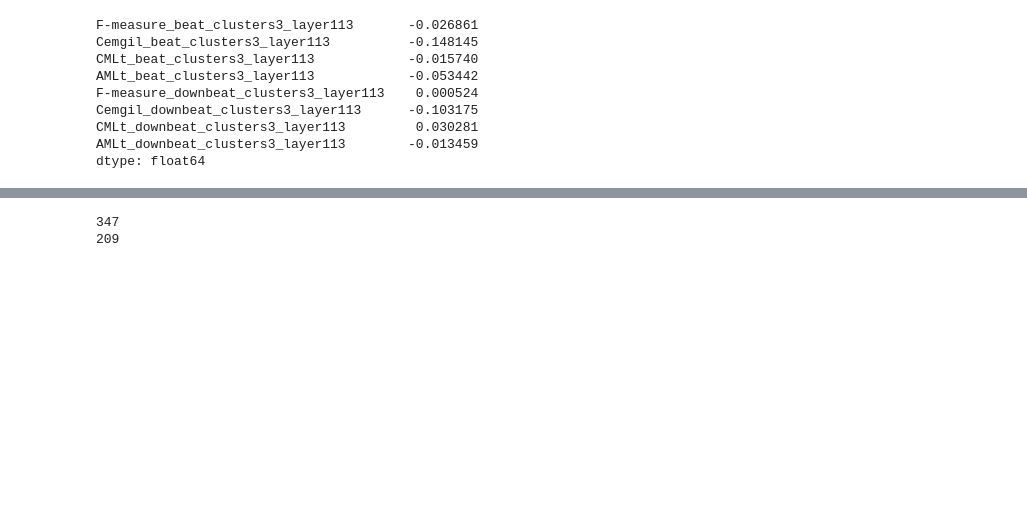
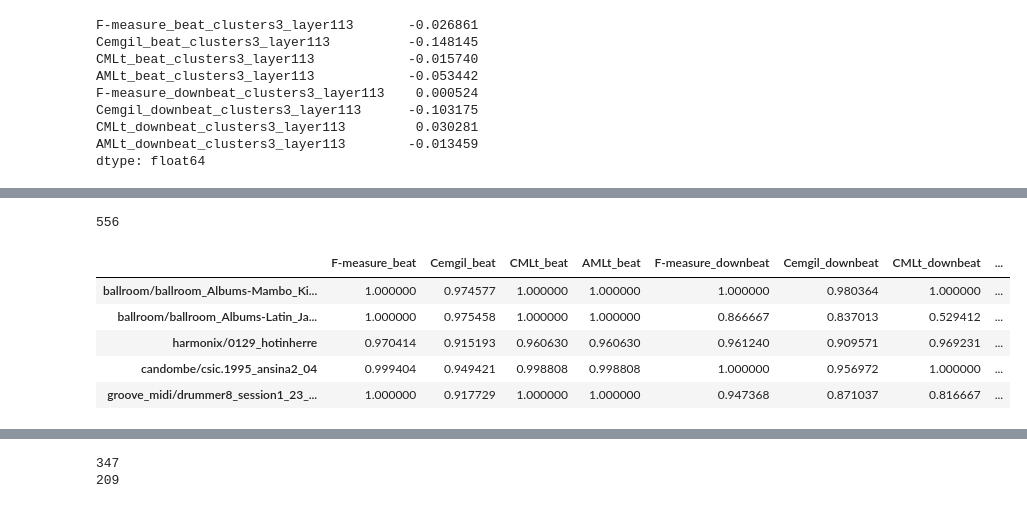
Before and after one commit to PulyaPolya/beat_this, a Jupyter notebook: results_evaluation.ipynb, the cells around one changed output, grey strips where cells are left out. Cells and saved outputs as stored; diff of their text form; code cells hidden in the pictures; blank space fills up the shorter version.

```diff
--- a/results_evaluation.ipynb
+++ b/results_evaluation.ipynb
@@ -171,0 +210,38 @@ dtype: float64
+# %%
+def get_cluster_files (cluster, df_path):
+    df_assignments = pd.read_csv(df_path)
+    df_assignments_filtered =  df_assignments[ df_assignments["label"].str.contains(str(cluster))]
+    cluster_files = df_assignments_filtered ["file"].values
+    cluster_genres = [genres for genres in df_assignments_filtered ["label"].unique() if "(" in genres ][0]
+    return cluster_files, cluster_genres
+# %%
+cluster_files, cluster_genres = get_cluster_files (cluster= 1, config="clusters4_layer12" )
+len(cluster_files)
+cluster_files = [file.replace("___", "/") for file in cluster_files]
+cluster_files
+# %%
+json_path = "json_val_scores"
+seed = 0
+folder = os.path.join(json_path, "full_data")
+file_scores = [file for file in os.listdir(folder) if f"best-seed{seed}" in file][0]
+
+json_file = open(os.path.join(folder, file_scores))
+json1_str = json_file.read()
+json1_data = json.loads(json1_str)
+json_data = {key[:-10]: value for key, value in json1_data.items()}
+clsuter_keys = set(json_data.keys())
+print(len(clsuter_keys))
+df  = pd.DataFrame(json_data).T
+ind = set(df.index)
+cl = set(cluster_files)
+val_files_cluster = ind & cl
+df_val_cluster = df.loc[list(val_files_cluster)]
+df_val_cluster.head()
+# %% [output]
+556
+|  | F-measure_beat | Cemgil_beat | CMLt_beat | AMLt_beat | F-measure_downbeat | Cemgil_downbeat | CMLt_downbeat | ... |
+| ballroom/ballroom_Albums-Mambo_Ki... | 1.000000 | 0.974577 | 1.000000 | 1.000000 | 1.000000 | 0.980364 | 1.000000 | ... |
+| ballroom/ballroom_Albums-Latin_Ja... | 1.000000 | 0.975458 | 1.000000 | 1.000000 | 0.866667 | 0.837013 | 0.529412 | ... |
+| harmonix/0129_hotinherre | 0.970414 | 0.915193 | 0.960630 | 0.960630 | 0.961240 | 0.909571 | 0.969231 | ... |
+| candombe/csic.1995_ansina2_04 | 0.999404 | 0.949421 | 0.998808 | 0.998808 | 1.000000 | 0.956972 | 1.000000 | ... |
+| groove_midi/drummer8_session1_23_... | 1.000000 | 0.917729 | 1.000000 | 1.000000 | 0.947368 | 0.871037 | 0.816667 | ... |
```
Also changed, not shown: parts of 9 cells of this notebook.
